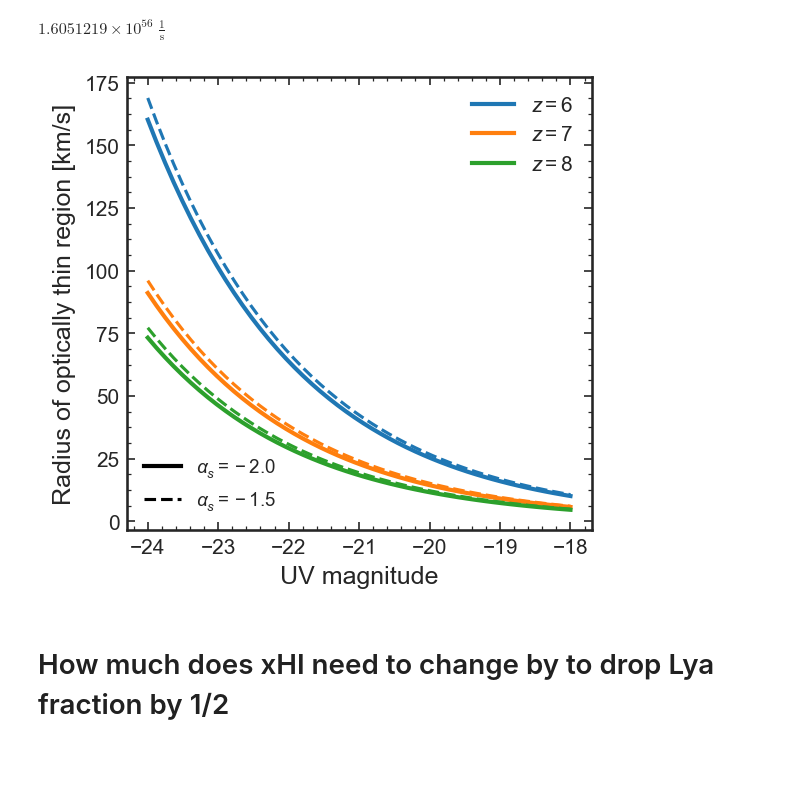
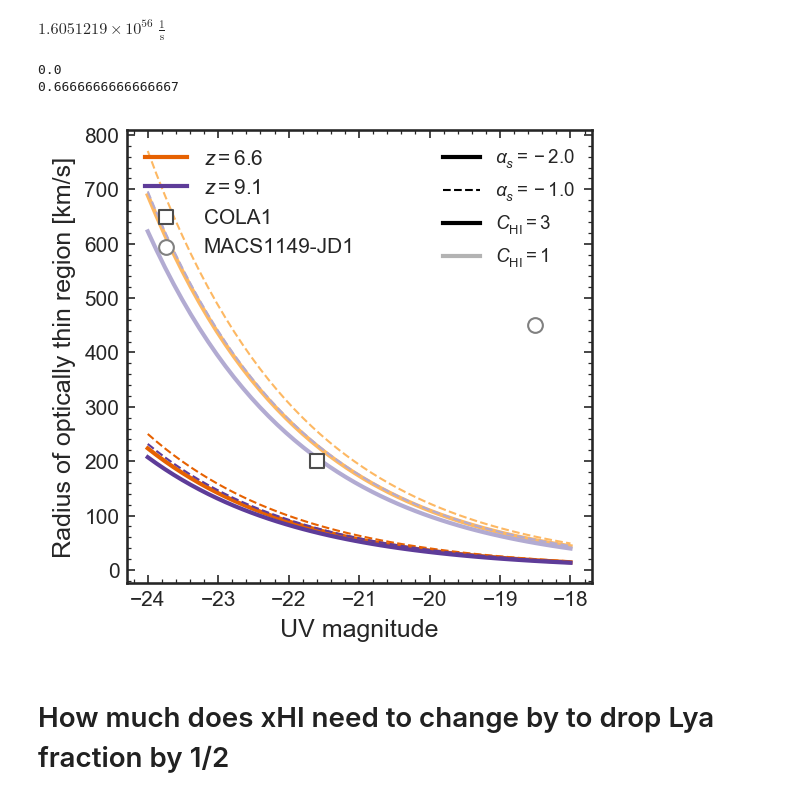
Before and after one commit to charlottenosam/LyaLineshapes, a Jupyter notebook: notebooks/bubbles_proximity_zone.ipynb, the cells around one changed output. Drawn from its saved outputs; the diff is of its cells as text; code cells hidden in the pictures; blank space fills up the shorter version.

```diff
--- a/notebooks/bubbles_proximity_zone.ipynb
+++ b/notebooks/bubbles_proximity_zone.ipynb
@@ -66,25 +66,28 @@ def R_optically_thin(z, Ndot_ion, alpha_s, reccase='B',
     return np.sqrt(R_alpha2).to(u.Mpc)
 
 def blue_velocity_lim(R_alpha, z):
-    vlim = R_alpha * Planck15.H(z)/(1+z)
+    vlim = R_alpha * Planck15.H(z) #/(1+z)
     return vlim.to(u.km/u.s)
 # %%
 ztab = np.linspace(5., 10)
 Ndot_ion_tab = np.logspace(55, 57, 3)/u.s
 
 observations = {}
-observations['COLA1'] = {'z':6.6, 'vlim':200}
-observations['MACS1149-JD1'] = {'z':9.11, 'vlim':450}
+observations['COLA1'] = {'z':6.6, 'vlim':200, 'M1500':-21.6, 'c':'0.3', 'ms':'s'}
+observations['MACS1149-JD1'] = {'z':9.11, 'vlim':450, 'M1500':-18.5, 'c':'0.5', 'ms':'o'}
 
 for ob in observations:
-    plt.scatter(observations[ob]['z'], observations[ob]['vlim'], label=ob)
+    plt.scatter(observations[ob]['z'], observations[ob]['vlim'],
+                lw=1, edgecolors=observations[ob]['c'], facecolor='w',
+                s=50, marker=observations[ob]['ms'],
+                zorder=100, label=ob)
 #     plt.annotate(ob, xy=(observations[ob]['z']-0.1, observations[ob]['vlim']),
 #                  xycoords='data', ha='right', va='center')
 
 for Ndot_ion in Ndot_ion_tab:
     R_alpha = R_optically_thin(z=ztab, Ndot_ion=Ndot_ion, alpha_s=-1.8, fesc=1)
     vlim    = blue_velocity_lim(R_alpha, ztab)
-    ln = plt.semilogy(ztab, vlim, label='$\dot{N}_\mathrm{ion} = 10^{%.0f}$ s$^{-1}$' % np.log10(Ndot_ion.value))
+    ln = plt.plot(ztab, vlim, label='$\dot{N}_\mathrm{ion} = 10^{%.0f}$ s$^{-1}$' % np.log10(Ndot_ion.value))
 
     R_alpha = R_optically_thin(z=ztab, Ndot_ion=Ndot_ion, alpha_s=-1.8, fesc=1, J_bg=50)
     vlim    = blue_velocity_lim(R_alpha, ztab)
@@ -154,47 +155,74 @@ Muv_to_Nion(-24, z=8, alpha_s=-2)
 # %% [output]
 $1.6051219 \times 10^{56} \; \mathrm{\frac{1}{s}}$
 # %%
-ztest = [6., 7., 8.]
-alpha_s_test = [-2, -1.5]
+from palettable.colorbrewer.diverging import PuOr_4
+col = PuOr_4.hex_colors # o_d, o_l, p_l, p_d
+
+
+ztest = [6.6, 9.11]#7., 8.]
+alpha_s_test = [-2, -1]
+C_test = [3, 1]
 Muv_tab = np.linspace(-24, -18)
 
-col = ['tab:blue', 'tab:orange', 'tab:green']
 ls = ['solid', 'dashed', 'dotted']
-lw = [2, 1.5, 1]
+lw = [2, 1, 1]
+
+for ob in observations:
+    plt.scatter(observations[ob]['M1500'], observations[ob]['vlim'],
+                lw=1, edgecolors=observations[ob]['c'], facecolor='w',
+                s=50, marker=observations[ob]['ms'],
+                zorder=100, label=ob)
 
 for zz, z in enumerate(ztest):
 
-    label = '$z=%.0f$' % z
     for i, alpha_s in enumerate(alpha_s_test):
 
-        Ndot_ion_tab = Muv_to_Nion(Muv_tab, z=z, alpha_s=alpha_s)
+        Ndot_ion_tab = Muv_to_Nion(Muv_tab, z=z, alpha_s=alpha_s, beta=-2)
 
-        R_alpha = R_optically_thin(z=z, Ndot_ion=Ndot_ion_tab,
-                           reccase='B', alpha_s=alpha_s,
-                           fesc=1, C=1, T=1e4*u.K, J_bg=5)
+        for cc, C in enumerate(C_test):
+            R_alpha = R_optically_thin(z=z, Ndot_ion=Ndot_ion_tab,
+                                   reccase='B', alpha_s=alpha_s,
+                                   fesc=1, C=C, T=1e4*u.K, J_bg=1)
+            vlim = blue_velocity_lim(R_alpha, z)
 
-        vlim = blue_velocity_lim(R_alpha, z)
+            # Only make label for C=3 and alpha = -2
+            if i == 0 and cc == 0:
+                label = '$z=%.1f$' % z
+            else:
+                label = None
 
-        if i == 1:
-            label = None
-        plt.plot(Muv_tab, vlim, c=col[zz], ls=ls[i], lw=lw[i], label=label)
+            if zz == 0:
+                c = col[zz+cc]
+                # z=6.6 orange, dark for C = 1 (0)
+#                 print(zz+cc)
+            else:
+                c = col[zz+1+np.abs(cc - 1)]
+                # z=9.1 purple, dark for C = 1 (3)
+#                 print(zz+1+np.abs(cc - 1))
+            plt.plot(Muv_tab, vlim, c=c, ls=ls[i], lw=lw[i], label=label)
 
 handles = []
 for i, alpha_s in enumerate(alpha_s_test):
     ln = mlines.Line2D([], [], color='k', lw=lw[i], ls=ls[i], label=r'$\alpha_s = %.1f$' % alpha_s)
     handles.append(ln)
+for i, C in enumerate(C_test):
+    print(1-C/3.)
+    ln = mlines.Line2D([], [], color='%.1f' % (1-C/3.), label=r'$C_\mathrm{HI} = %.0f$' % C)
+    handles.append(ln)
 
-leg = plt.legend(handles=handles, loc='lower left', fontsize=9)
+leg = plt.legend(handles=handles, loc='upper right', fontsize=9)
 plt.gca().add_artist(leg)
 
-plt.legend()
+plt.legend(loc='upper left')
 
 plt.xlabel('UV magnitude')
 plt.ylabel('Radius of optically thin region [km/s]')
 
 plt.savefig('../figs/Ralpha_Muv.pdf', bbox_inches='tight')
 # %% [output]
+0.0
+0.6666666666666667
-[figure, old version]
+[figure, new version]
 # %% [markdown]
 # How much does xHI need to change by to drop Lya fraction by 1/2
 # %%
```
Also changed, not shown: parts of 2 cells of this notebook, 25 other files.
